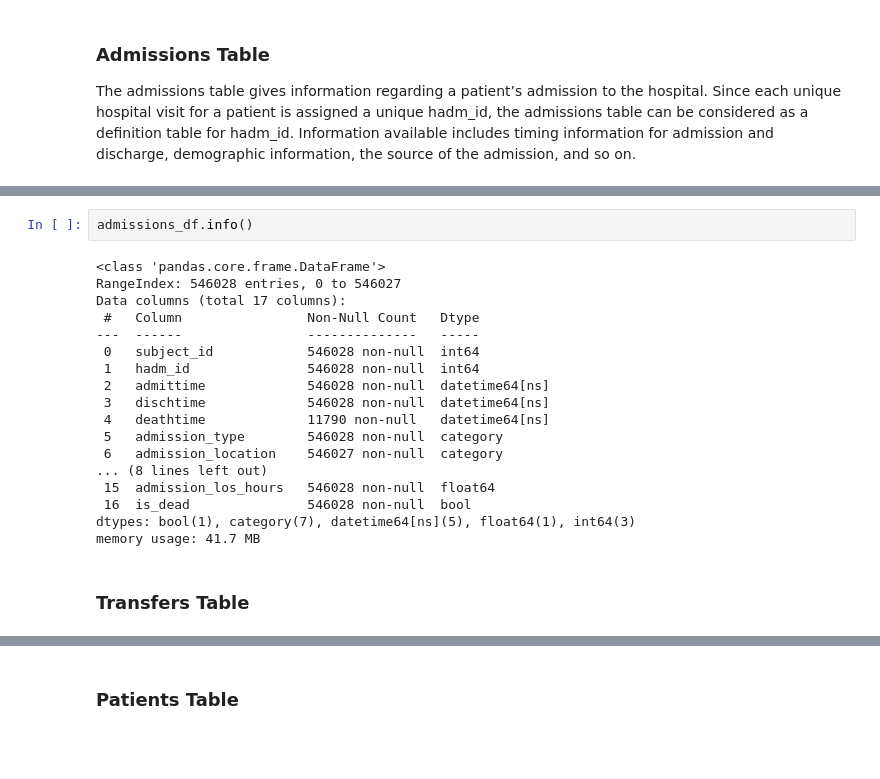
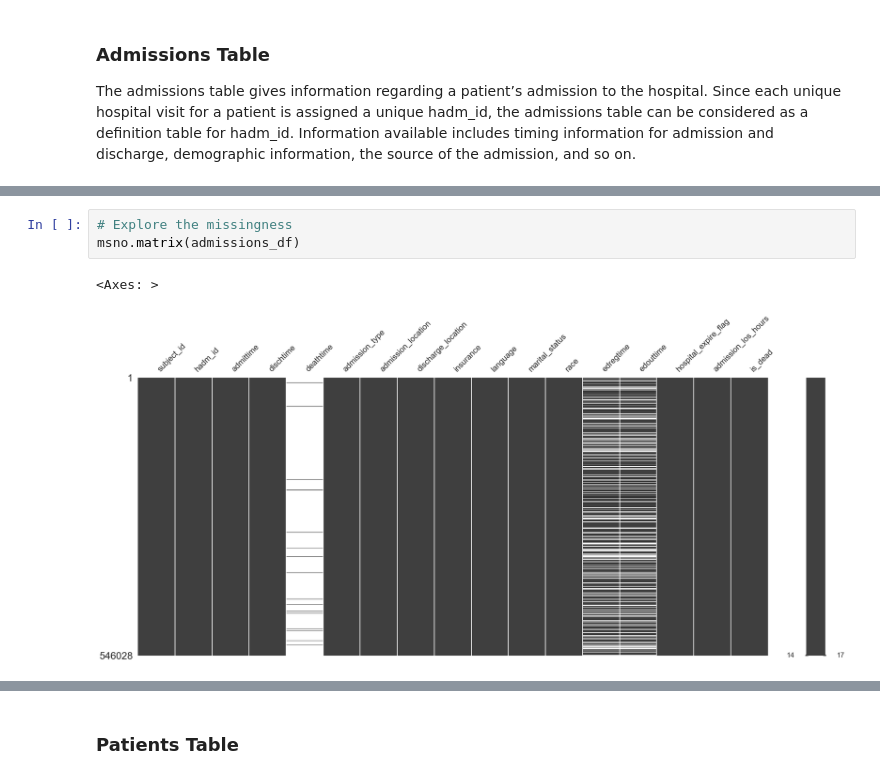
Before and after one commit to JewelsHovan/Milestone-I, a Jupyter notebook: src/Narrative.ipynb, the cells around one changed output, grey strips where cells are left out. Drawn from its saved outputs; the diff is of its cells as text; blank space fills up the shorter version.

```diff
--- a/src/Narrative.ipynb
+++ b/src/Narrative.ipynb
@@ -103,22 +124,6 @@ admissions_df.head()
-# %%
-admissions_df.info()
-# %% [output]
-<class 'pandas.core.frame.DataFrame'>
-RangeIndex: 546028 entries, 0 to 546027
-Data columns (total 17 columns):
- #   Column                Non-Null Count   Dtype
----  ------                --------------   -----
- 0   subject_id            546028 non-null  int64
- 1   hadm_id               546028 non-null  int64
- 2   admittime             546028 non-null  datetime64[ns]
- 3   dischtime             546028 non-null  datetime64[ns]
- 4   deathtime             11790 non-null   datetime64[ns]
- 5   admission_type        546028 non-null  category
- 6   admission_location    546027 non-null  category
-... (8 lines left out)
- 15  admission_los_hours   546028 non-null  float64
- 16  is_dead               546028 non-null  bool
-dtypes: bool(1), category(7), datetime64[ns](5), float64(1), int64(3)
-memory usage: 41.7 MB
-# %% [markdown]
-### Transfers Table
+# %%
+# Explore the missingness
+msno.matrix(admissions_df)
+# %% [output]
+<Axes: >
+[figure, added]
```
Also changed, not shown: parts of 23 cells of this notebook, 10 other files.
